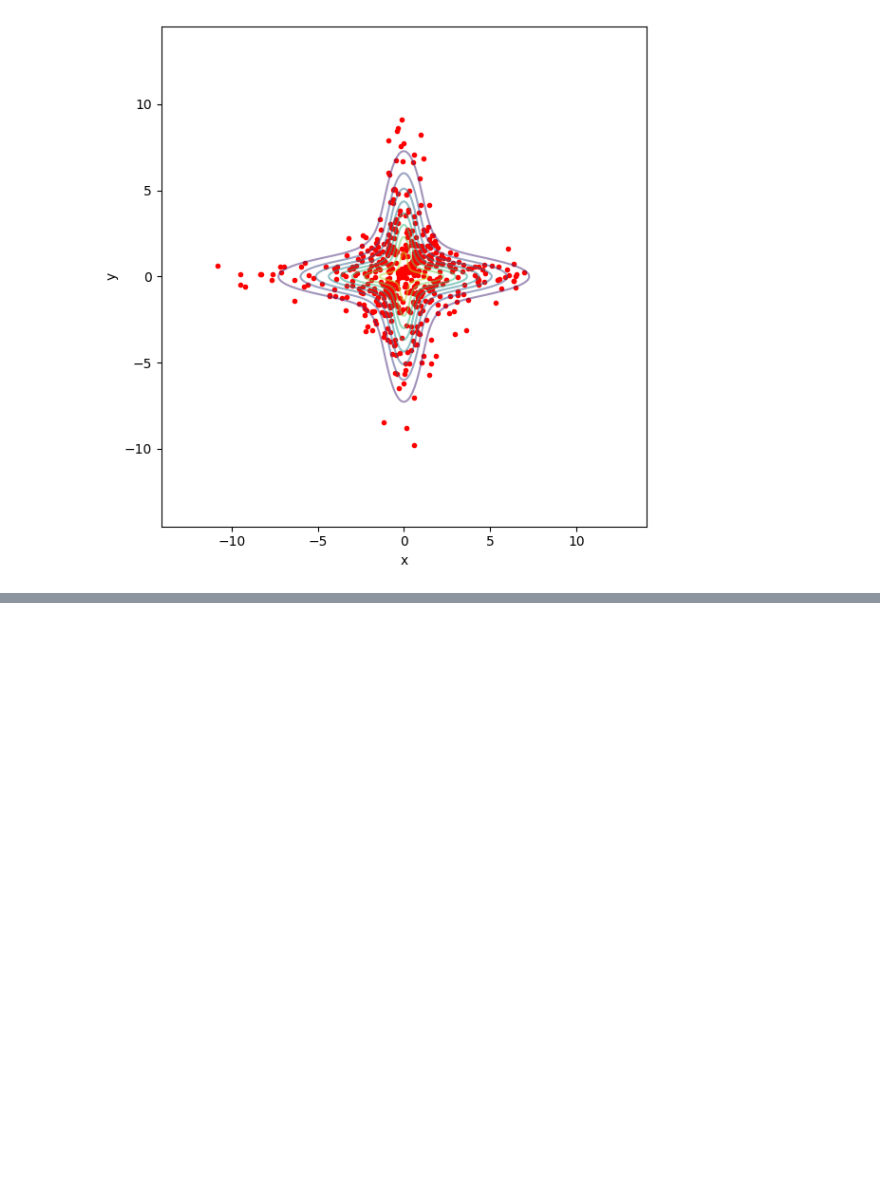
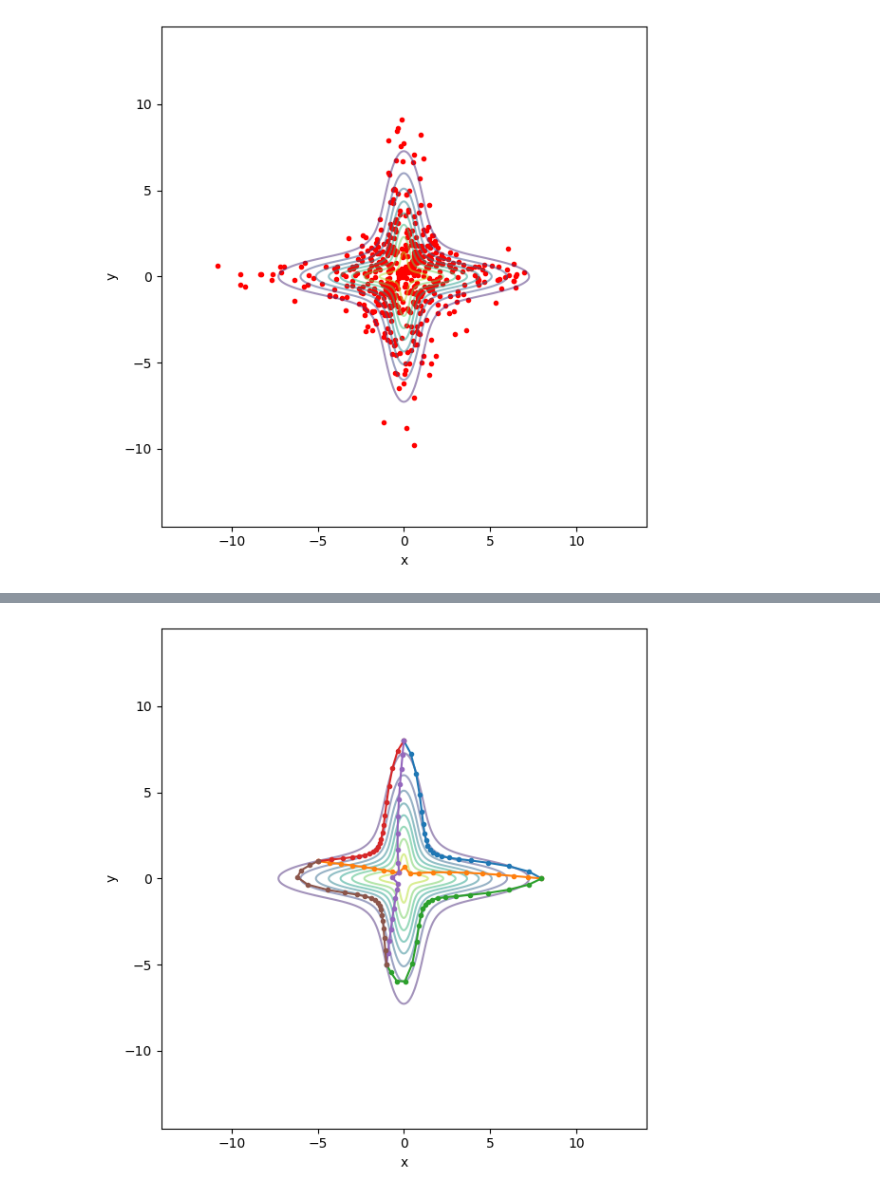
Before and after one commit to wdiepeveen/Riemannian-Archetypal-Analysis, a Jupyter notebook: bimodal_rho_test.ipynb, the cells around one changed output, grey strips where cells are left out. Saved outputs shown, nothing was run; the diff lists cells and outputs as text; code cells hidden in the pictures; blank space fills up the shorter version.

Commit message:
started star manifold and related classes

```diff
--- a/bimodal_rho_test.ipynb
+++ b/bimodal_rho_test.ipynb
@@ -30,13 +30,13 @@ class BimodalRho(torch.nn.Module):
 
         return rho_1 + rho_2
 
-class BimodalStarGaussian(StarGaussian):
+class BimodalStarGaussianDistribution(StarGaussianDistribution):
     def __init__(self):
         rho = BimodalRho()
         super().__init__(dim=2, rho=rho)
 
 # construct normalizing flow
-dist = BimodalStarGaussian()
+dist = BimodalStarGaussianDistribution()
 # %%
 # plot density
 import matplotlib.pyplot as plt
@@ -84,0 +85,12 @@ Monte Carlo integral estimate: 1.0199686288833618
+# %%
+# Construct radial vector diffeomorphism
+from src.diffeomorphisms.vector.radial import RadialVectorDiffeomorphism
+radial_diffeo = RadialVectorDiffeomorphism(2, rho=dist.rho)
+# %%
+# test forward and inverse
+x = torch.tensor([[8.0, 0.0], [0.0, 8.0], [-5.0, 1.0], [-1.0, -5.0]])
+y = radial_diffeo.forward(x)
+x_recon = radial_diffeo.inverse(y)
+print("Original x:\n", x)
+print("Transformed y:\n", y)
+print("Reconstructed x:\n", x_recon)
@@ -84,0 +113,22 @@ Monte Carlo integral estimate: 1.0199686288833618
+# %%
+# Construct pullback manifold from radial diffeomorphism
+from src.manifolds.euclidean.vector.pullback.standard import StandardPullbackVectorEuclidean
+
+manifold = StandardPullbackVectorEuclidean(radial_diffeo)
+# %%
+# compute geodesics between all of the x points
+geodesics = manifold.geodesic(x[None],x[None],torch.linspace(0,1,20))
+
+# plot geodesics
+plt.figure(figsize=(6,6))
+plt.contour(X.numpy(), Y.numpy(), log_probs.numpy(), levels=10, cmap='viridis', alpha=0.5)
+for i in range(geodesics.shape[1]):
+    for j in range(i+1, geodesics.shape[1]):
+        plt.plot(geodesics[0, i, j, :, 0].numpy(), geodesics[0, i, j, :, 1].numpy(), marker='.')
+plt.xlabel('x')
+plt.ylabel('y')
+plt.axis('equal')
+plt.tight_layout()
+plt.show()
+# %% [output]
+[figure, added]
```
Also changed, not shown: parts of 3 cells of this notebook, 4 other files.
